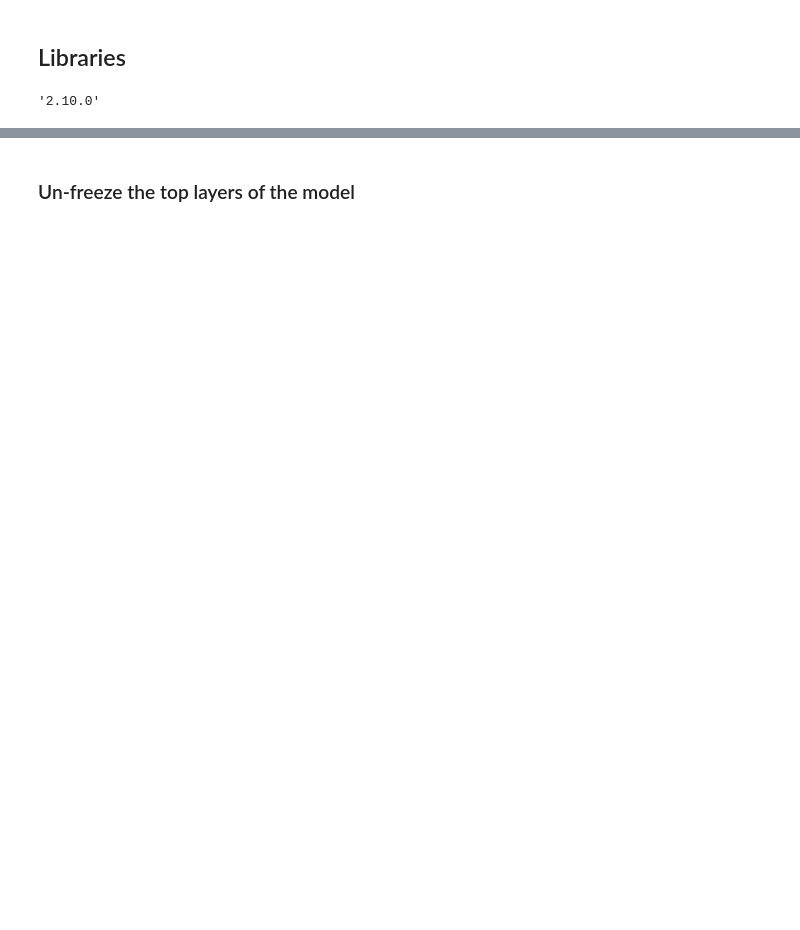
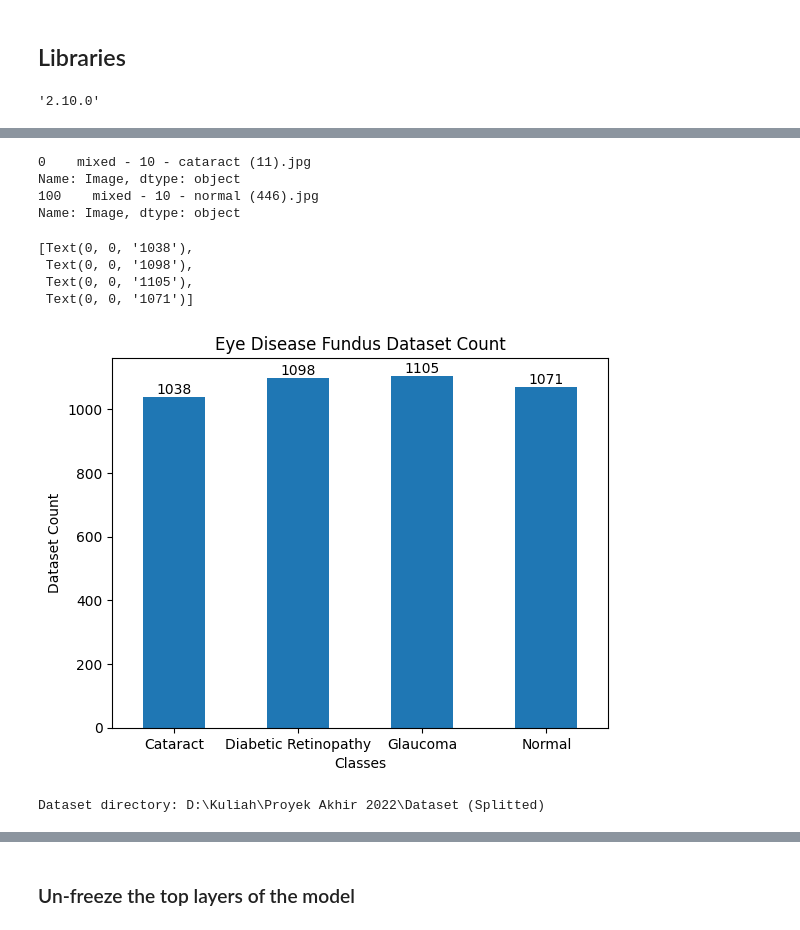
Before and after one commit to rafidenandra/eye-disease-classification-app, a Jupyter notebook: deep-learning-model/transfer_learning_2_mixed.ipynb, the cells around one changed output, grey strips where cells are left out. Saved outputs shown, nothing was run; the diff lists cells and outputs as text; code cells hidden in the pictures; blank space fills up the shorter version.

```diff
--- a/deep-learning-model/transfer_learning_2_mixed.ipynb
+++ b/deep-learning-model/transfer_learning_2_mixed.ipynb
@@ -520,0 +49,5 @@ for i, layer in enumerate(base_model.layers):
+# %%
+# Load and preview the CSV dataset file
+
+dataset_mixed_df = pd.read_csv('D:\\Kuliah\\Proyek Akhir 2022\\dataset_mixed_splitted.csv')
+dataset_mixed_df
@@ -520,0 +103,32 @@ for i, layer in enumerate(base_model.layers):
+# %%
+print(dataset_mixed_df.iloc[[0]]['Image'])
+print(dataset_mixed_df.iloc[[100]]['Image'])
+# %% [output]
+0    mixed - 10 - cataract (11).jpg
+Name: Image, dtype: object
+100    mixed - 10 - normal (446).jpg
+Name: Image, dtype: object
+# %%
+# Plotting the dataset count in each class
+
+dataset_df_chart = dataset_mixed_df.groupby('Label')['Image'].nunique().plot(kind='bar',
+                                                                             title='Eye Disease Fundus Dataset Count',
+                                                                             xlabel='Classes',
+                                                                             ylabel='Dataset Count',
+                                                                             rot=0)
+
+dataset_df_chart.bar_label(dataset_df_chart.containers[0])
+# %% [output]
+[Text(0, 0, '1038'),
+ Text(0, 0, '1098'),
+ Text(0, 0, '1105'),
+ Text(0, 0, '1071')]
+[figure, added]
+# %%
+# Set the dataset base directory
+
+os.chdir('D:\\Kuliah\\Proyek Akhir 2022\\Dataset (Splitted)')
+dataset_dir = os.getcwd()
+print('Dataset directory:', dataset_dir)
+# %% [output]
+Dataset directory: D:\Kuliah\Proyek Akhir 2022\Dataset (Splitted)
```
Also changed, not shown: parts of 152 cells of this notebook, 5 other files.
